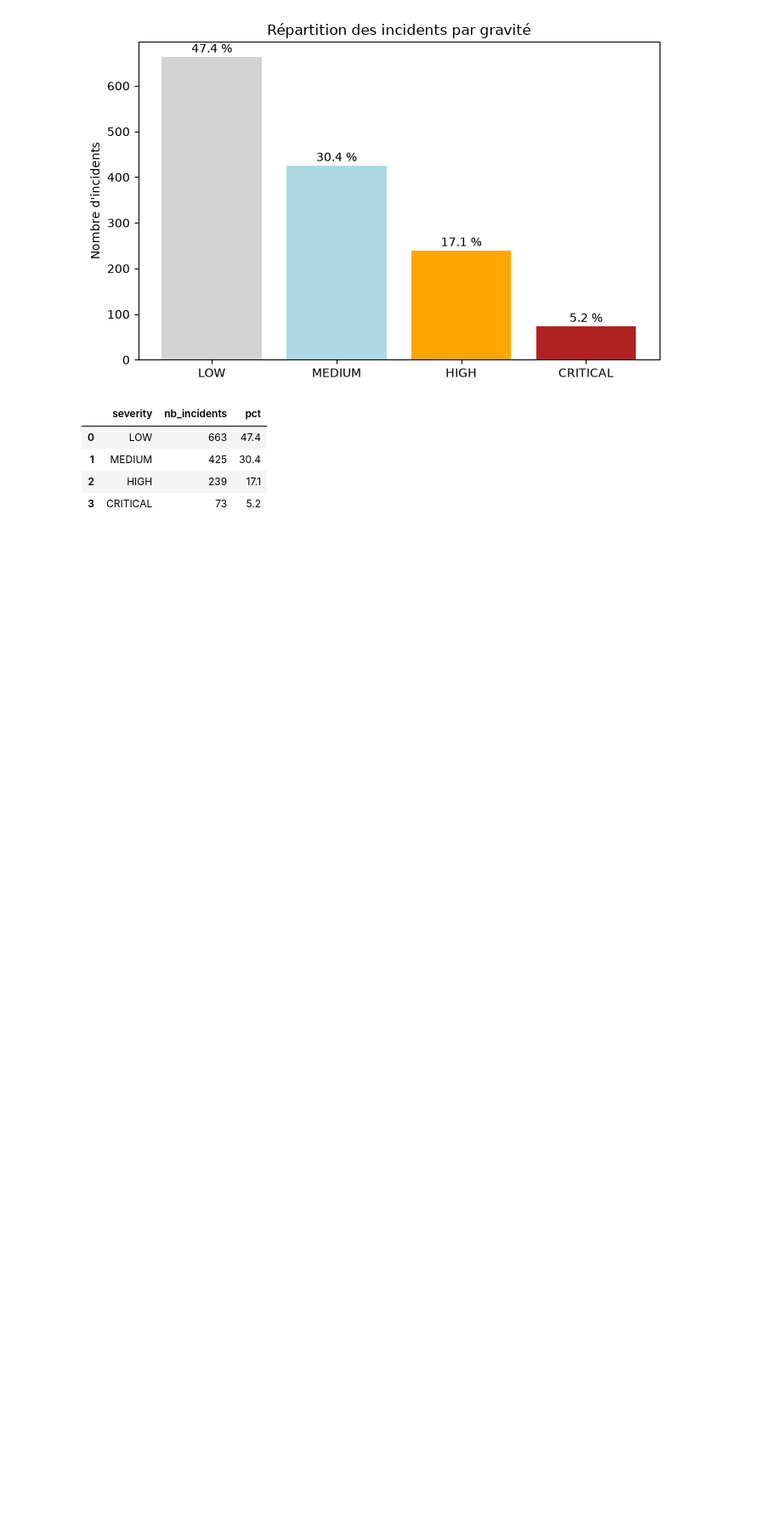
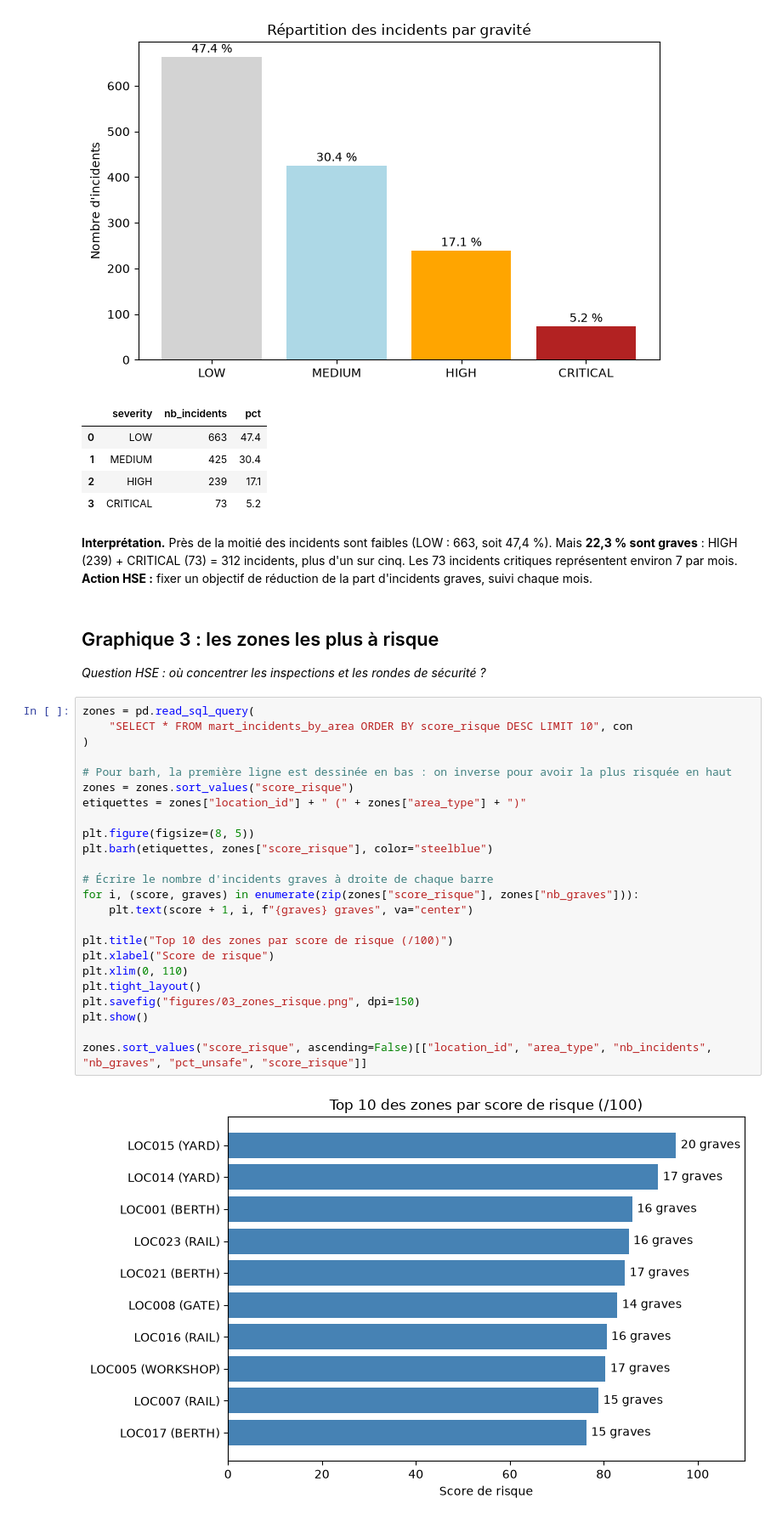
Before and after one commit to fatouu50/Port-Safety-Incident-Analytics-M2-IAMD-Gestion-des-Donn-es-Massives-, a Jupyter notebook: 07_EDA/eda_projet11.ipynb, the cells around one changed output. Shown at 85% size. Cells and saved outputs as stored; diff of their text form; blank space fills up the shorter version.

Commit message:
07_EDA : graphique 3, zones à risque

```diff
--- a/07_EDA/eda_projet11.ipynb
+++ b/07_EDA/eda_projet11.ipynb
@@ -109,3 +109,35 @@ gravite
 | 1 | MEDIUM | 425 | 30.4 |
 | 2 | HIGH | 239 | 17.1 |
 | 3 | CRITICAL | 73 | 5.2 |
+# %% [markdown]
+**Interprétation.** Près de la moitié des incidents sont faibles (LOW : 663, soit 47,4 %). Mais **22,3 % sont graves** : HIGH (239) + CRITICAL (73) = 312 incidents, plus d'un sur cinq. Les 73 incidents critiques représentent environ 7 par mois.
+**Action HSE :** fixer un objectif de réduction de la part d'incidents graves, suivi chaque mois.
+# %% [markdown]
+## Graphique 3 : les zones les plus à risque
+*Question HSE : où concentrer les inspections et les rondes de sécurité ?*
+# %%
+zones = pd.read_sql_query(
+    "SELECT * FROM mart_incidents_by_area ORDER BY score_risque DESC LIMIT 10", con
+)
+
+# Pour barh, la première ligne est dessinée en bas : on inverse pour avoir la plus risquée en haut
+zones = zones.sort_values("score_risque")
+etiquettes = zones["location_id"] + " (" + zones["area_type"] + ")"
+
+plt.figure(figsize=(8, 5))
+plt.barh(etiquettes, zones["score_risque"], color="steelblue")
+
+# Écrire le nombre d'incidents graves à droite de chaque barre
+for i, (score, graves) in enumerate(zip(zones["score_risque"], zones["nb_graves"])):
+    plt.text(score + 1, i, f"{graves} graves", va="center")
+
+plt.title("Top 10 des zones par score de risque (/100)")
+plt.xlabel("Score de risque")
+plt.xlim(0, 110)
+plt.tight_layout()
+plt.savefig("figures/03_zones_risque.png", dpi=150)
+plt.show()
+
+zones.sort_values("score_risque", ascending=False)[["location_id", "area_type", "nb_incidents", "nb_graves", "pct_unsafe", "score_risque"]]
+# %% [output]
+[figure, added]
```
Also changed, not shown: parts of 2 cells of this notebook, 1 other file.
